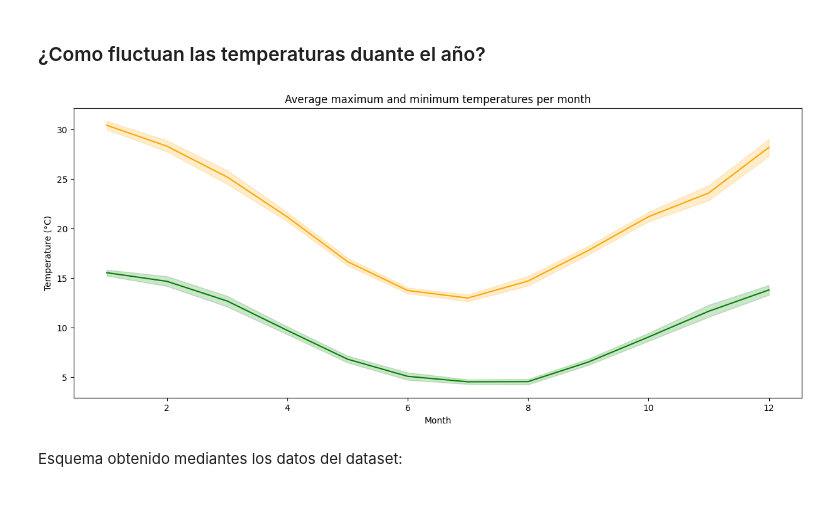
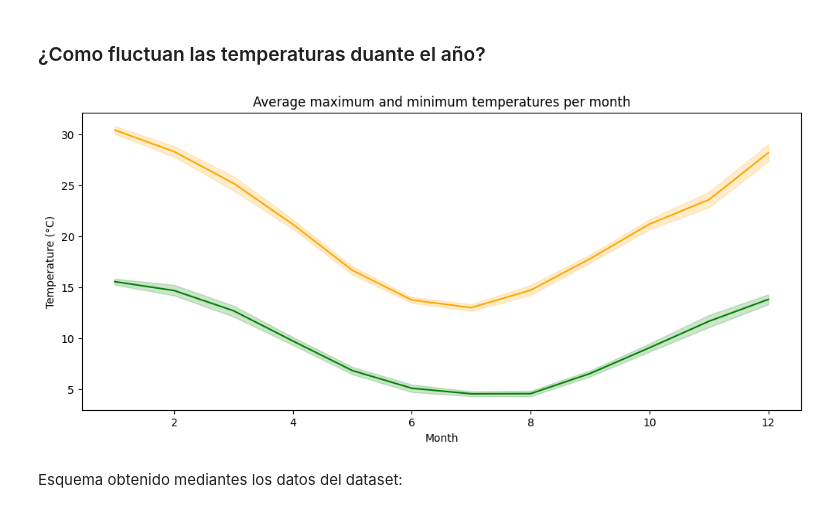
Before and after one commit to Juanmagithb/bendigo, a Jupyter notebook: SegundaEntrega+Alegre.ipynb, the cells around one changed output. Drawn from its saved outputs; the diff is of its cells as text; code cells hidden in the pictures.

```diff
--- a/SegundaEntrega+Alegre.ipynb
+++ b/SegundaEntrega+Alegre.ipynb
@@ -422,16 +422,16 @@ Esquema obtenido mediantes los datos del dataset:
 # %%
 temp_max = df.temperature_max
 temp_min = df.temperature_min
 
-plt.figure(figsize=(15,6))
+plt.figure(figsize=(12,5))
 sns.lineplot(data=df, x='month', y = temp_max , color ="orange" )
 sns.lineplot(data=df, x='month', y = temp_min , color ="green" )
 plt.xlabel('Month')
 plt.ylabel('Temperature (°C)')
 plt.title('Average maximum and minimum temperatures per month')
 plt.show()
 # %% [output]
-[figure, old version]
+[figure, new version]
 # %% [markdown]
 Esquema obtenido mediantes los datos del dataset:
 # %% [markdown]
```
Also changed, not shown: parts of 5 cells of this notebook.
